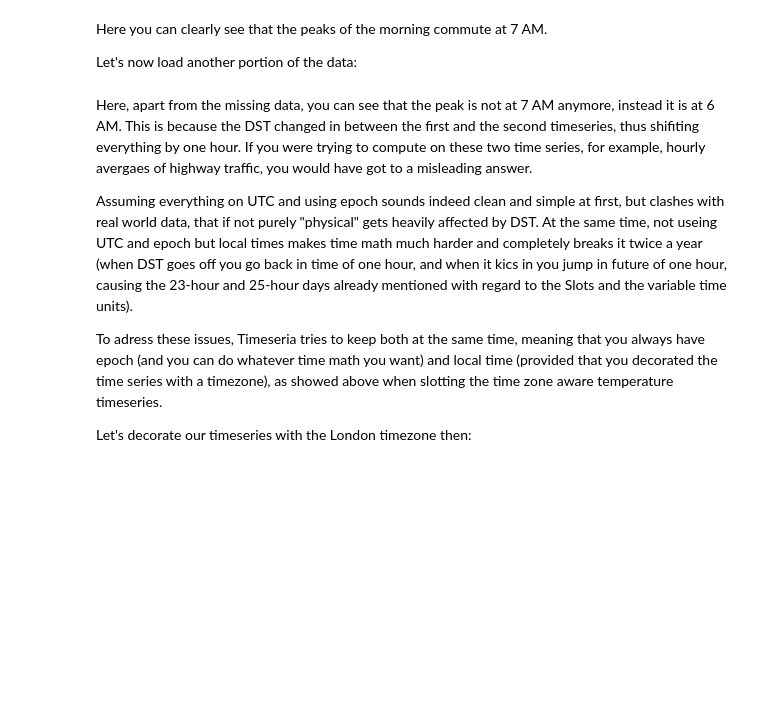
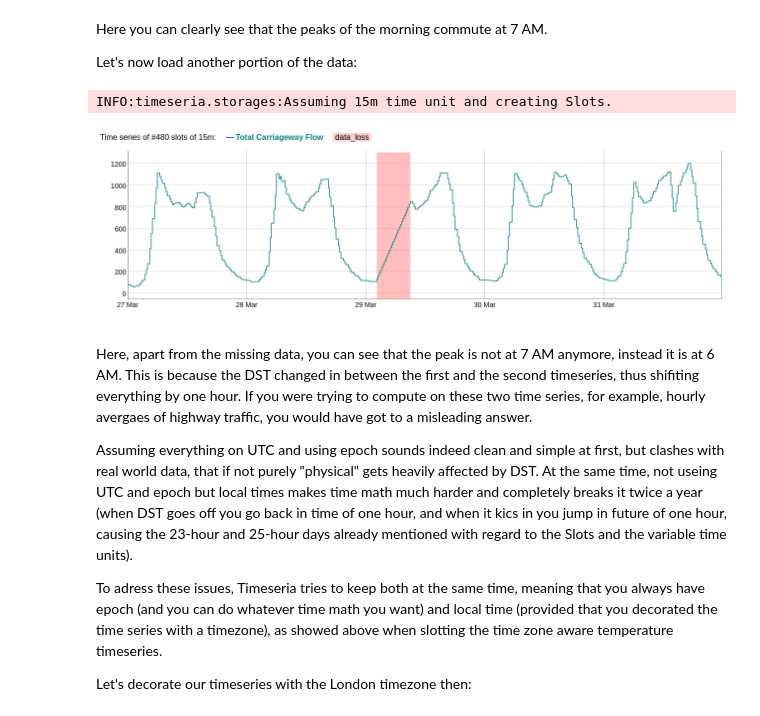
Before and after one commit to sarusso/Timeseria-notebooks, a Jupyter notebook: notebooks/Welcome.ipynb, the cells around one changed output. Drawn from its saved outputs; the diff is of its cells as text; code cells hidden in the pictures; blank space fills up the shorter version.

```diff
--- a/notebooks/Welcome.ipynb
+++ b/notebooks/Welcome.ipynb
@@ -602,8 +781,11 @@ Here you can clearly see that the peaks of the morning commute at 7 AM.
 
 Let's now load another portion of the data:
 # %%
-traffic_timeseries2 = storages.CSVFileStorage(DATASET_PATH + 'traffic2_missing.csv').get(item_type='slots')
+traffic_timeseries2 = storages.CSVFileStorage(DATASET_PATH + 'traffic2_missing.csv', series_type='slots').get()
 traffic_timeseries2.plot()
+# %% [output]
+INFO:timeseria.storages:Assuming 15m time unit and creating Slots.
+[figure, added]
 # %% [markdown]
 Here, apart from the missing data, you can see that the peak is not at 7 AM anymore, instead it is at 6 AM. This is because the DST changed in between the first and the second timeseries, thus shifiting everything by one hour. If you were trying to compute on these two time series, for example, hourly avergaes of highway traffic, you would have got to a misleading answer.
 
```
Also changed, not shown: parts of 81 cells of this notebook, 3 other files.
